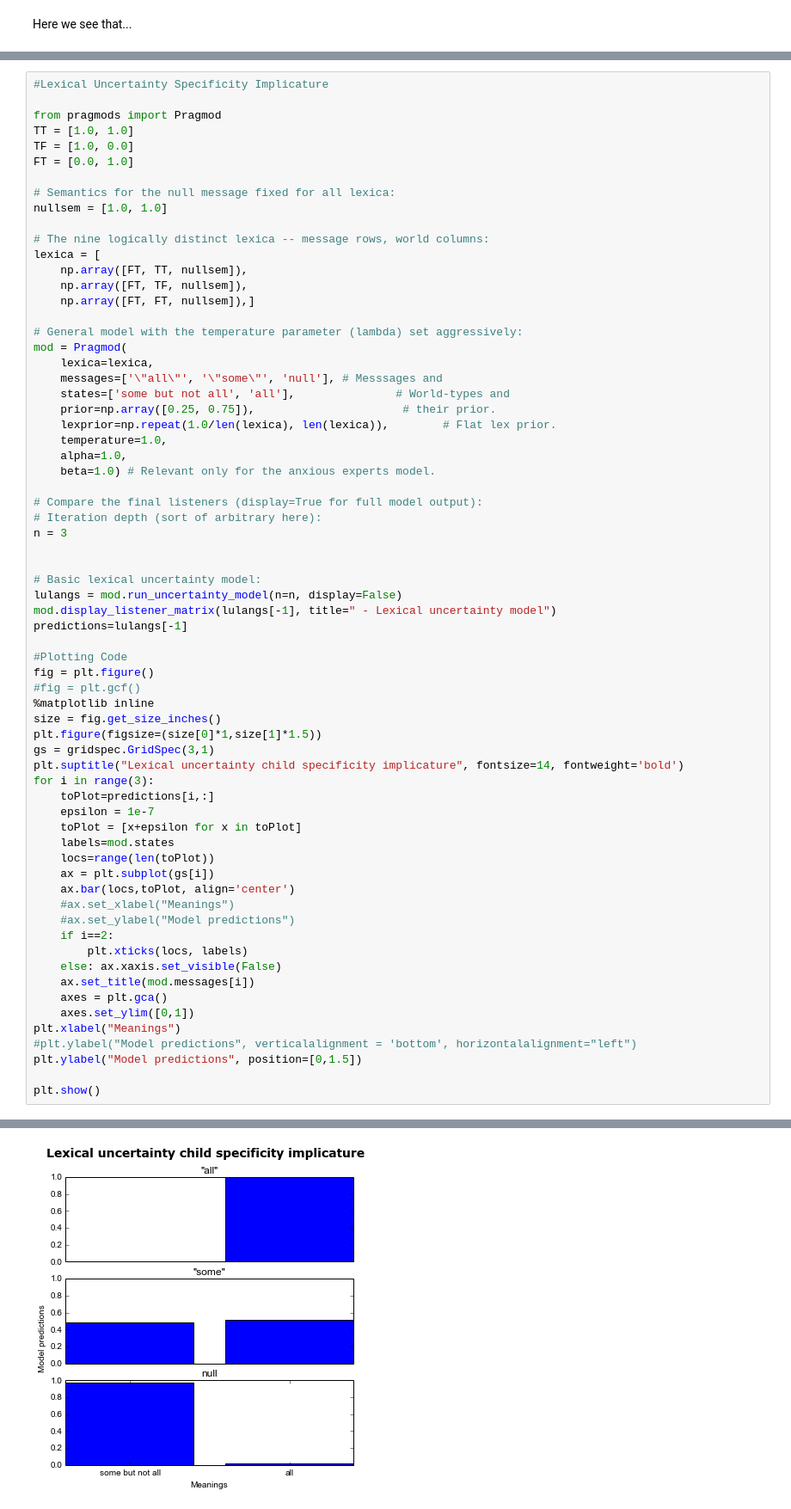
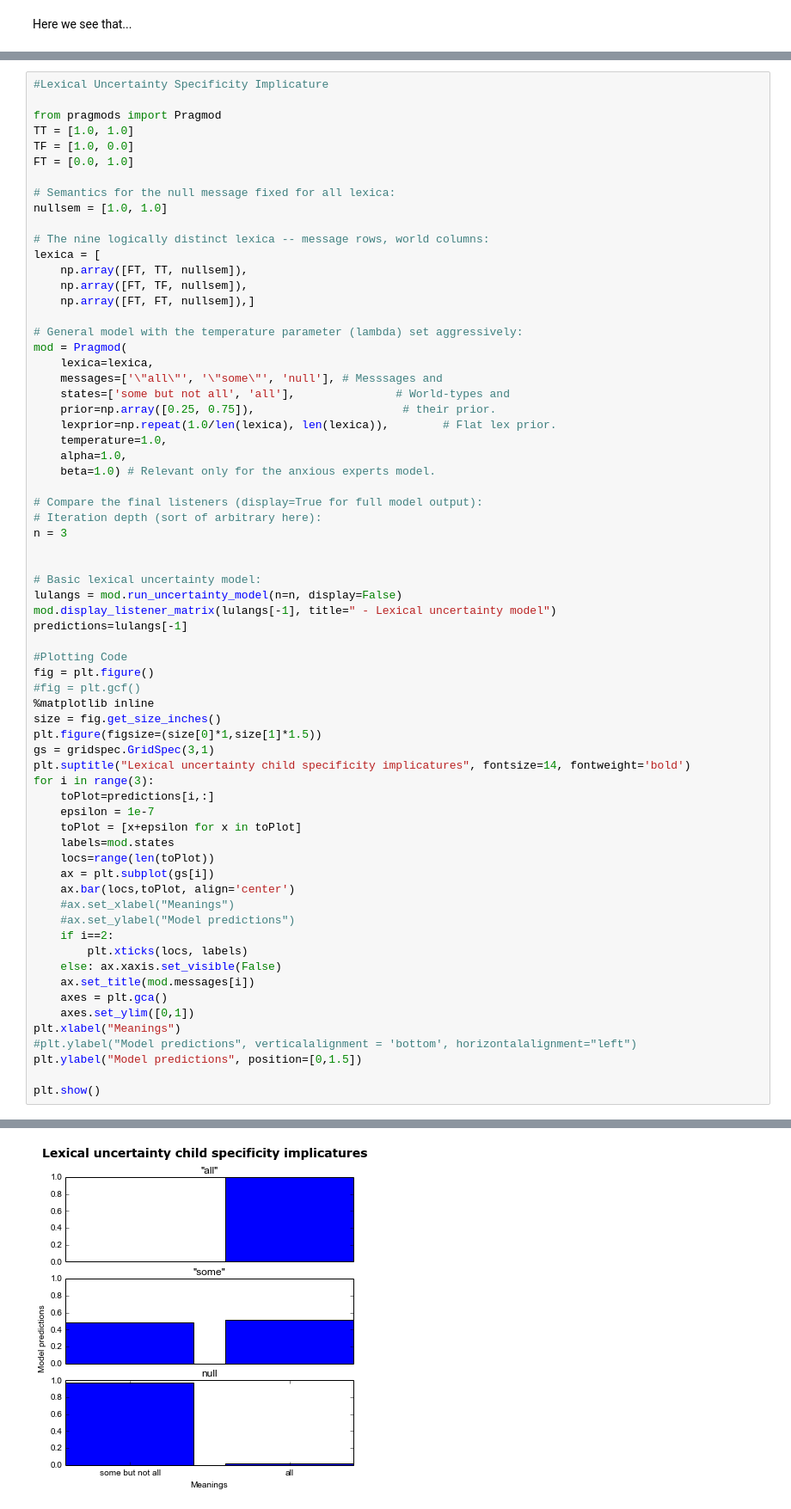
Before and after one commit to Epist/EpistemicPragmatics, a Jupyter notebook: Examples for paper.ipynb, the cells around one changed output, grey strips where cells are left out. Shown at 86% size. Saved outputs shown, nothing was run; the diff lists cells and outputs as text.

```diff
--- a/Examples for paper.ipynb
+++ b/Examples for paper.ipynb
@@ -598,33 +598,33 @@ fig = plt.figure()
 size = fig.get_size_inches()
 plt.figure(figsize=(size[0]*1,size[1]*1.5))
 gs = gridspec.GridSpec(3,1)
-plt.suptitle("Lexical uncertainty child specificity implicature", fontsize=14, fontweight='bold')
+plt.suptitle("Lexical uncertainty child specificity implicatures", fontsize=14, fontweight='bold')
 for i in range(3):
     toPlot=predictions[i,:]
     epsilon = 1e-7
     toPlot = [x+epsilon for x in toPlot]
     labels=mod.states
     locs=range(len(toPlot))
     ax = plt.subplot(gs[i])
     ax.bar(locs,toPlot, align='center')
     #ax.set_xlabel("Meanings")
     #ax.set_ylabel("Model predictions")
     if i==2:
         plt.xticks(locs, labels)
     else: ax.xaxis.set_visible(False)
     ax.set_title(mod.messages[i])
     axes = plt.gca()
     axes.set_ylim([0,1])
 plt.xlabel("Meanings")
 #plt.ylabel("Model predictions", verticalalignment = 'bottom', horizontalalignment="left")
 plt.ylabel("Model predictions", position=[0,1.5])
 
 plt.show()
 # %% [output]
 --------------------------------------------
 L - Lexical uncertainty model
           some but not all               all
    "all"               0.0               1.0
   "some"            0.4874            0.5126
     null            0.9771            0.0229
-[figure, old version]
+[figure, new version]
```
Also changed, not shown: parts of 1 cell of this notebook.
